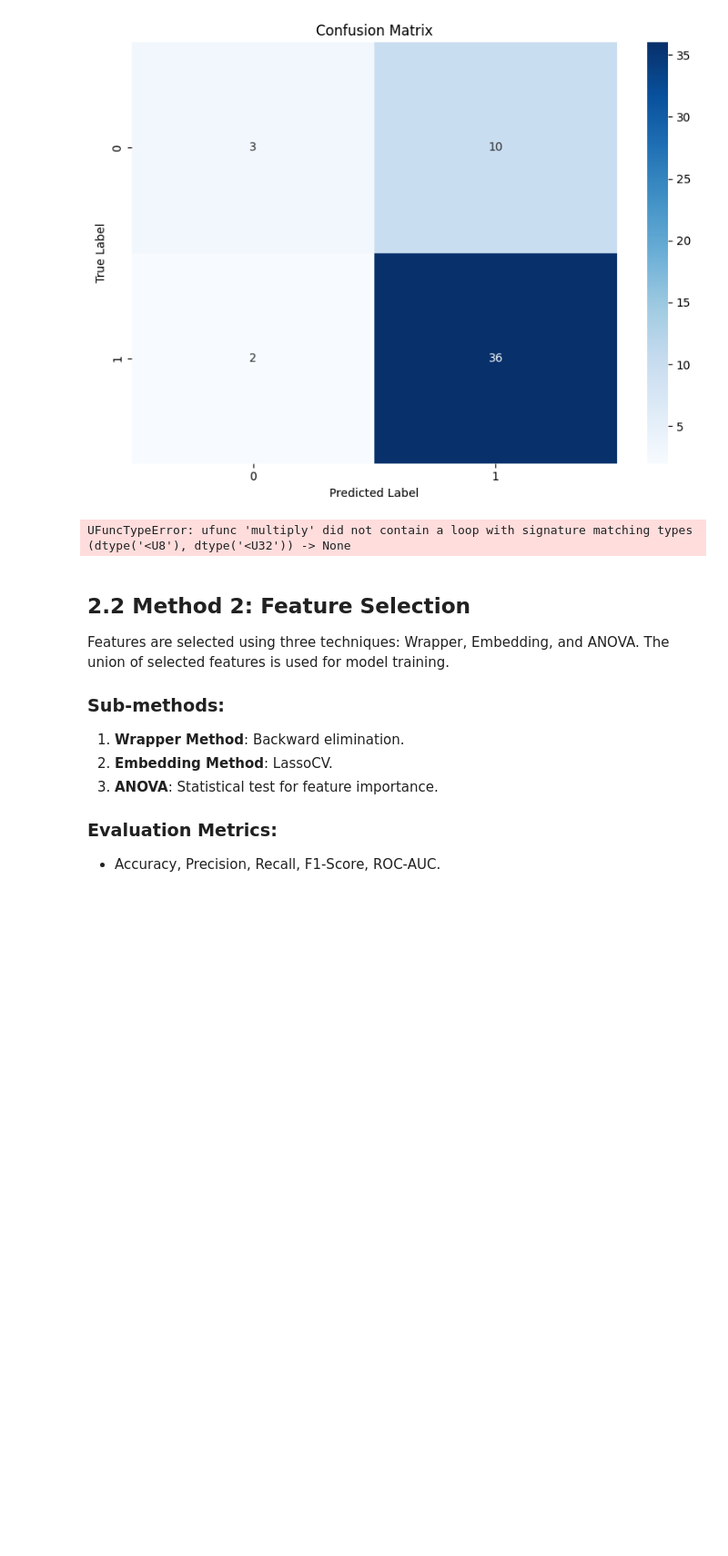
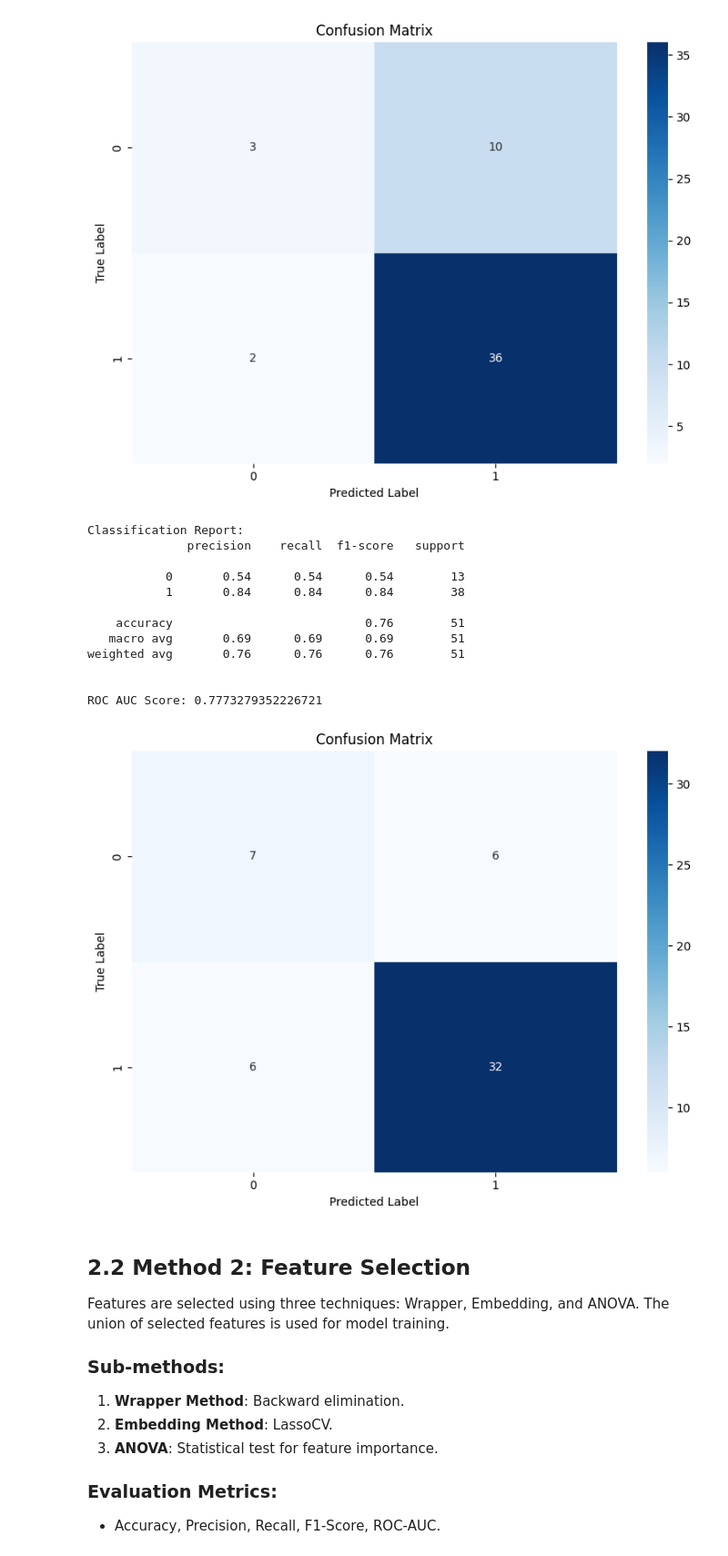
Before and after one commit to SecurDrgorP/ParkinsonML, a Jupyter notebook: ImplSVM.ipynb, the cells around one changed output. Shown: that part at 91% size. Drawn from its saved outputs; the diff is of its cells as text; code cells hidden in the pictures; blank space fills up the shorter version.

```diff
--- a/ImplSVM.ipynb
+++ b/ImplSVM.ipynb
@@ -146,35 +147,47 @@ svm = SVM(
 
 # train the model
 svm.fit(X_train, y_train)
 
 # predict the test set
 y_pred = svm.predict(X_test)
 
 # Evaluation Metrics
 print("\nClassification Report:")
 AllFeatures_SVM_report = classification_report(y_test, y_pred)
+AllFeatures_SVM_acuracy = accuracy_score(y_test, y_pred)
 print(AllFeatures_SVM_report)
 
 # ROC AUC Score
 if len(set(y_test)) == 2:  # Check if binary classification for ROC AUC
     y_prob = svm.predict_proba(X_test)  # Use probabilities for ROC AUC calculation
-    roc_auc = roc_auc_score(y_test, y_prob)
     print(f"\nROC AUC Score: {roc_auc}")
 
 else:
     print("\nROC AUC Score: Not applicable for multi-class classification")
 
 # Confusion Matrix
 cm = confusion_matrix(y_test, y_pred)
 plt.figure(figsize=(8, 6))
 sns.heatmap(cm, annot=True, fmt='d', cmap='Blues')
 plt.title('Confusion Matrix')
 plt.xlabel('Predicted Label')
 plt.ylabel('True Label')
 plt.tight_layout()
 plt.show()
 # %% [output]
-UFuncTypeError: ufunc 'multiply' did not contain a loop with signature matching types (dtype('<U8'), dtype('<U32')) -> None
+Classification Report:
+              precision    recall  f1-score   support
+
+           0       0.54      0.54      0.54        13
+           1       0.84      0.84      0.84        38
+
+    accuracy                           0.76        51
+   macro avg       0.69      0.69      0.69        51
+weighted avg       0.76      0.76      0.76        51
+
+
+ROC AUC Score: 0.7773279352226721
+[figure, added]
 # %% [markdown]
 ## 2.2 Method 2: Feature Selection
 Features are selected using three techniques: Wrapper, Embedding, and ANOVA. The union of selected features is used for model training.
```
Also changed, not shown: parts of 7 cells of this notebook, 6 other files.
